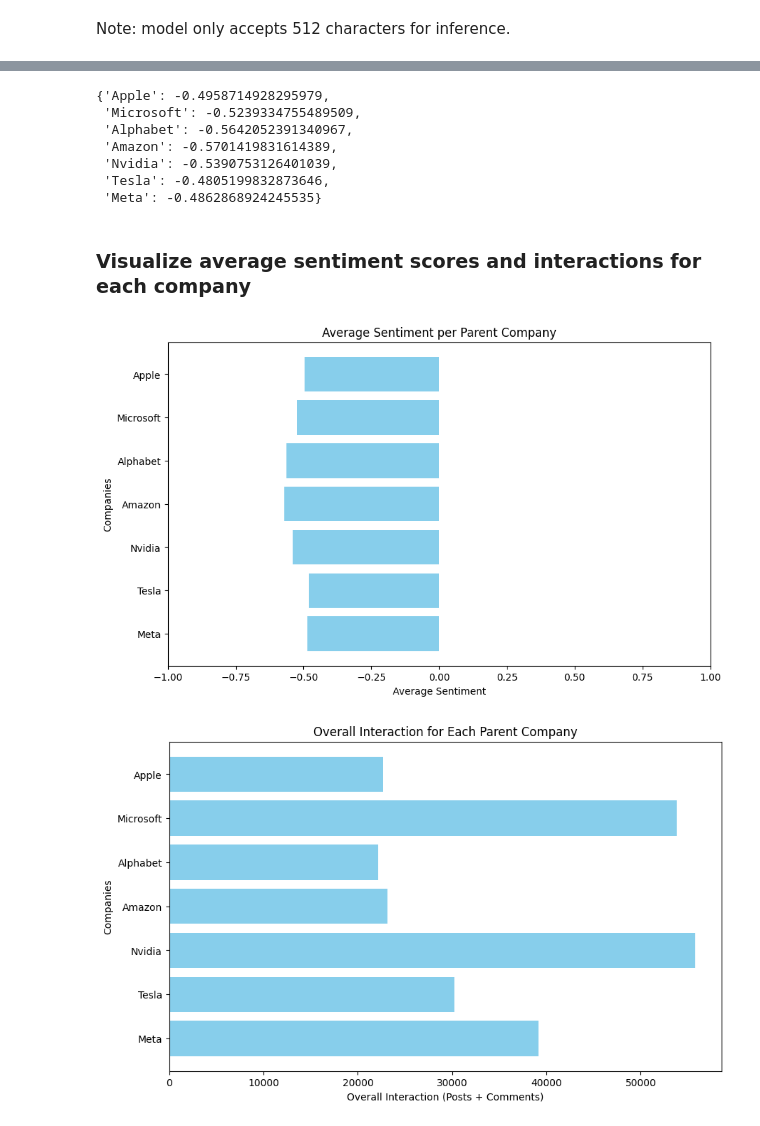
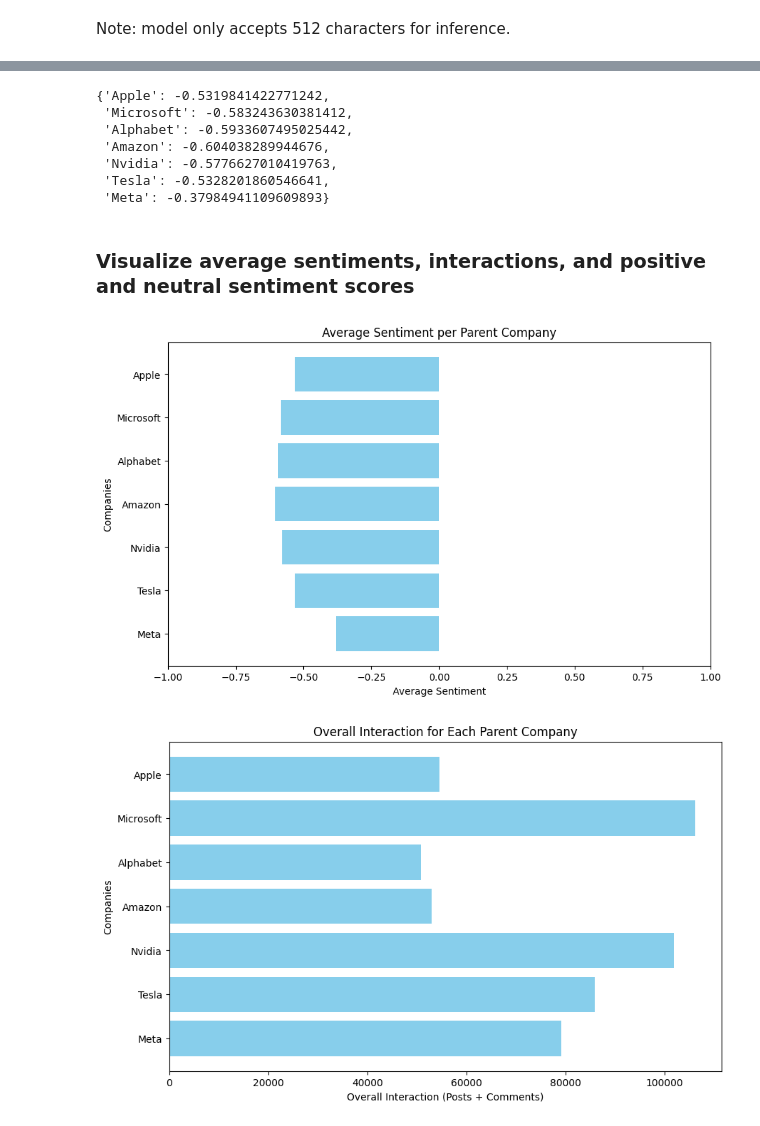
Before and after one commit to gulnuravci/financial_sentiment_analysis, a Jupyter notebook: reddit_sentiment_analysis.ipynb, the cells around one changed output, grey strips where cells are left out. Cells and saved outputs as stored; diff of their text form; code cells hidden in the pictures.

```diff
--- a/reddit_sentiment_analysis.ipynb
+++ b/reddit_sentiment_analysis.ipynb
@@ -1373,0 +1543,5 @@ defaultdict(list,
+# %%
+nvidia_distilbert_no_neutral_sentiments = distilbert_no_neutral_sentiments
+nvidia_distilbert_no_neutral_interactions = distilbert_no_neutral_interactions
+nvidia_distilbert_no_neutral_positive_sentiments = distilbert_no_neutral_positive_sentiments
+nvidia_distilbert_no_neutral_negative_sentiments = distilbert_no_neutral_negative_sentiments
@@ -1373,0 +1552,5 @@ defaultdict(list,
+# %%
+tesla_distilbert_no_neutral_sentiments = distilbert_no_neutral_sentiments
+tesla_distilbert_no_neutral_interactions = distilbert_no_neutral_interactions
+tesla_distilbert_no_neutral_positive_sentiments = distilbert_no_neutral_positive_sentiments
+tesla_distilbert_no_neutral_negative_sentiments = distilbert_no_neutral_negative_sentiments
@@ -1373,0 +1561,5 @@ defaultdict(list,
+# %%
+meta_distilbert_no_neutral_sentiments = distilbert_no_neutral_sentiments
+meta_distilbert_no_neutral_interactions = distilbert_no_neutral_interactions
+meta_distilbert_no_neutral_positive_sentiments = distilbert_no_neutral_positive_sentiments
+meta_distilbert_no_neutral_negative_sentiments = distilbert_no_neutral_negative_sentiments
@@ -1373,0 +1572,2 @@ defaultdict(list,
+# %%
+distilbert_no_neutral_interactions = apple_distilbert_no_neutral_interactions | microsoft_distilbert_no_neutral_interactions | alphabet_distilbert_no_neutral_interactions | amazon_distilbert_no_neutral_interactions | nvidia_distilbert_no_neutral_interactions | tesla_distilbert_no_neutral_interactions | meta_distilbert_no_neutral_interactions
@@ -1387,15 +1633,15 @@ defaultdict(int,
 # %%
-average_sentiments = {}
-for parent_company, sentiment_values in sentiments.items():
-  average_sentiments[parent_company] = sum(sentiment_values)/len(sentiment_values)
+distilbert_no_neutral_average_sentiments = {}
+for parent_company, sentiment_values in distilbert_no_neutral_sentiments.items():
+  distilbert_no_neutral_average_sentiments[parent_company] = sum(sentiment_values)/len(sentiment_values)
 
-average_sentiments
+distilbert_no_neutral_average_sentiments
 # %% [output]
-{'Apple': -0.4958714928295979,
- 'Microsoft': -0.5239334755489509,
- 'Alphabet': -0.5642052391340967,
- 'Amazon': -0.5701419831614389,
- 'Nvidia': -0.5390753126401039,
- 'Tesla': -0.4805199832873646,
- 'Meta': -0.4862868924245535}
+{'Apple': -0.5319841422771242,
+ 'Microsoft': -0.583243630381412,
+ 'Alphabet': -0.5933607495025442,
+ 'Amazon': -0.604038289944676,
+ 'Nvidia': -0.5776627010419763,
+ 'Tesla': -0.5328201860546641,
+ 'Meta': -0.37984941109609893}
 # %%
@@ -1406,5 +1655,5 @@ add_to_experiment_file("default_sentiment_analysis_experiment", "Interactions pe
 # %% [markdown]
-### Visualize average sentiment scores and interactions for each company
+### Visualize average sentiments, interactions, and positive and neutral sentiment scores
 # %%
 def visualize_average_sentiment(sentiment_data):
   companies = list(sentiment_data.keys())
@@ -1433,8 +1702,8 @@ def visualize_overall_interaction(interaction_data):
 # %%
-visualize_average_sentiment(average_sentiments)
+visualize_average_sentiment(distilbert_no_neutral_average_sentiments)
 # %% [output]
-[figure, old version]
+[figure, new version]
 # %%
-visualize_overall_interaction(interactions)
+visualize_overall_interaction(distilbert_no_neutral_interactions)
 # %% [output]
-[figure, old version]
+[figure, new version]
```
Also changed, not shown: parts of 195 cells of this notebook.
